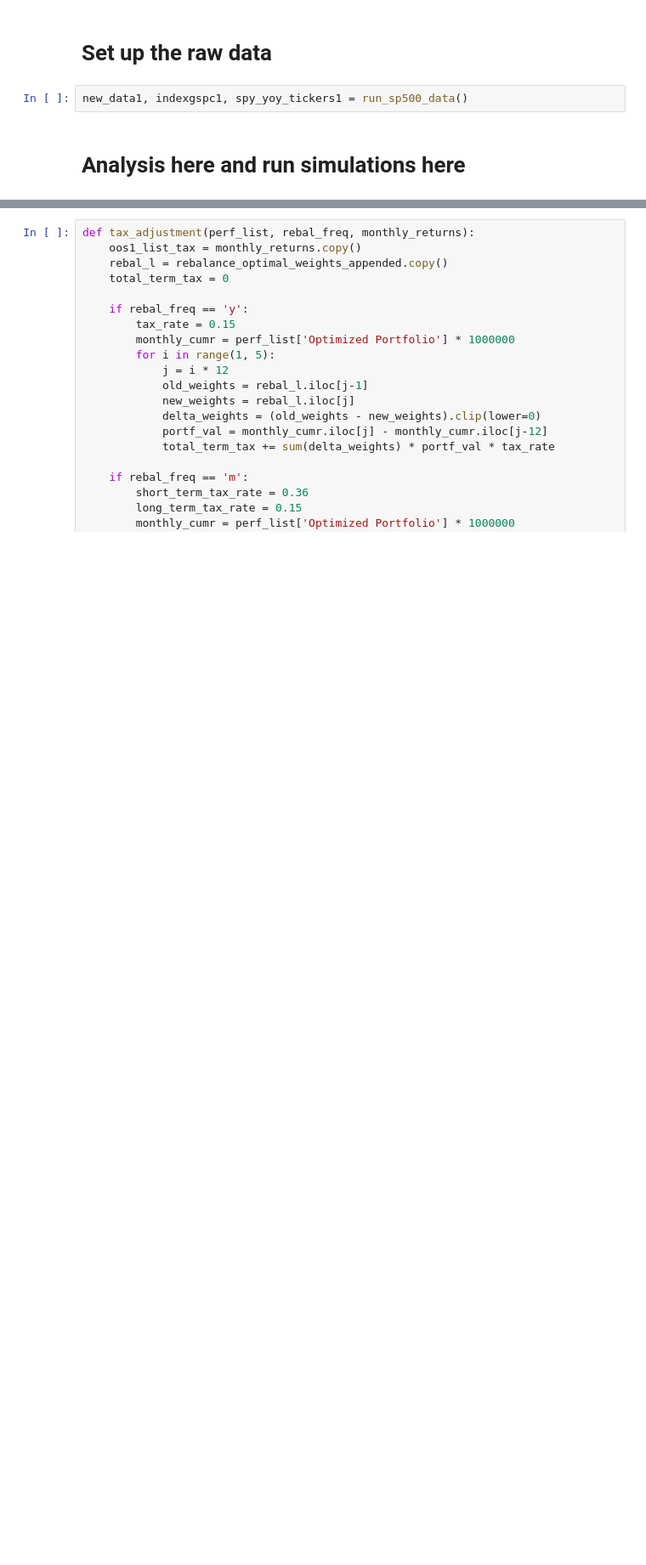
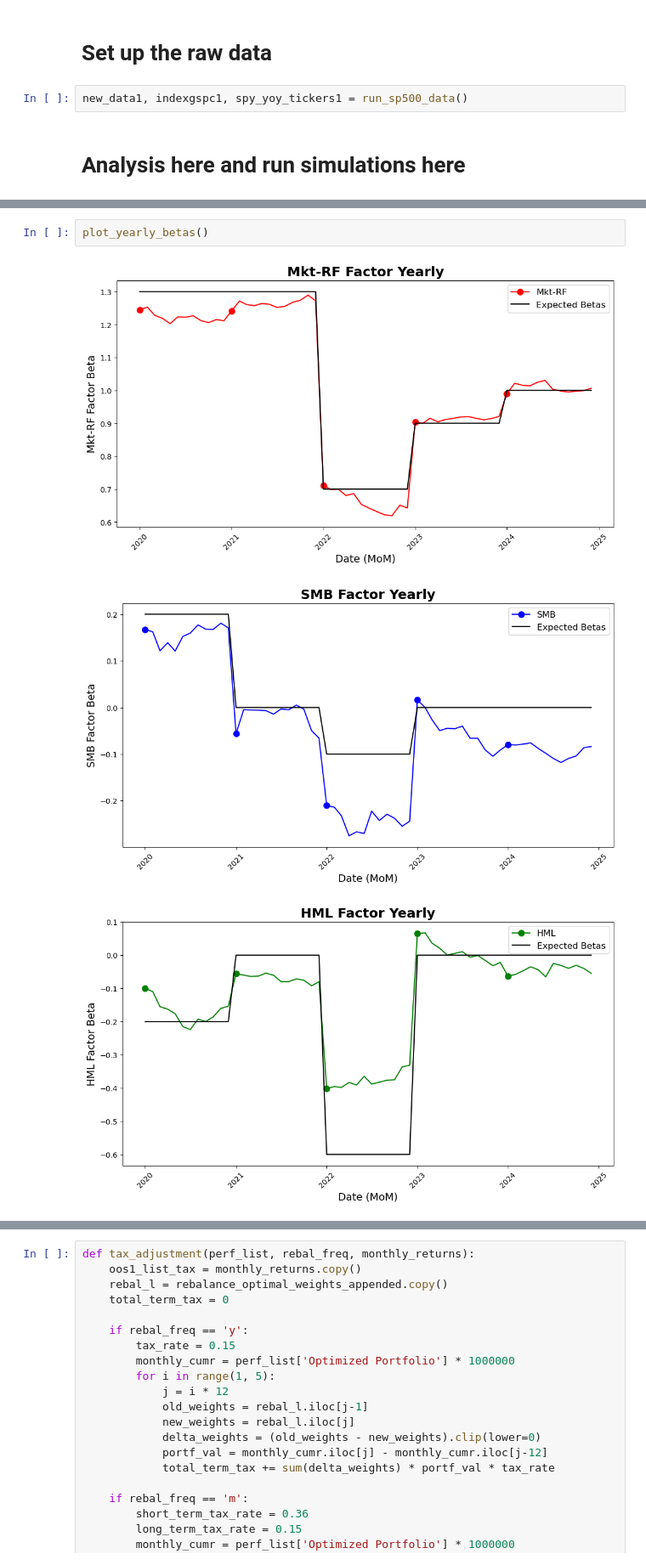
Before and after one commit to vincentbatten27/Multi-Factor_Investing, a Jupyter notebook: Multi_Factor_Fall_25/Run simulator.ipynb, the cells around one changed output, grey strips where cells are left out. Shown at 85% size. Cells and saved outputs as stored; diff of their text form; blank space fills up the shorter version.

```diff
--- a/Multi_Factor_Fall_25/Run simulator.ipynb
+++ b/Multi_Factor_Fall_25/Run simulator.ipynb
@@ -2263,0 +2338,6 @@ rebalanced_optimal_weights_m()
+# %%
+plot_yearly_betas()
+# %% [output]
+[figure, added]
+[figure, added]
+[figure, added]
```
Also changed, not shown: parts of 22 cells of this notebook, 22 other files.
